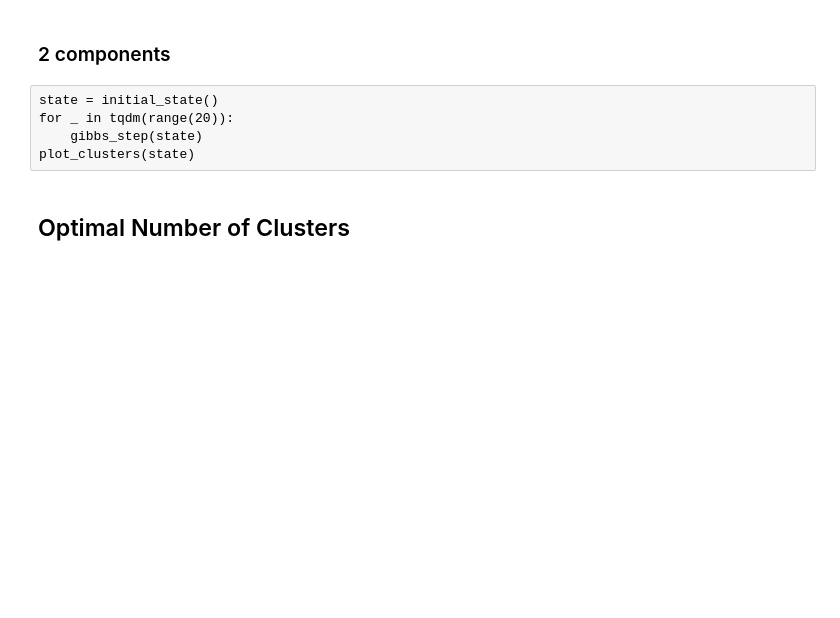
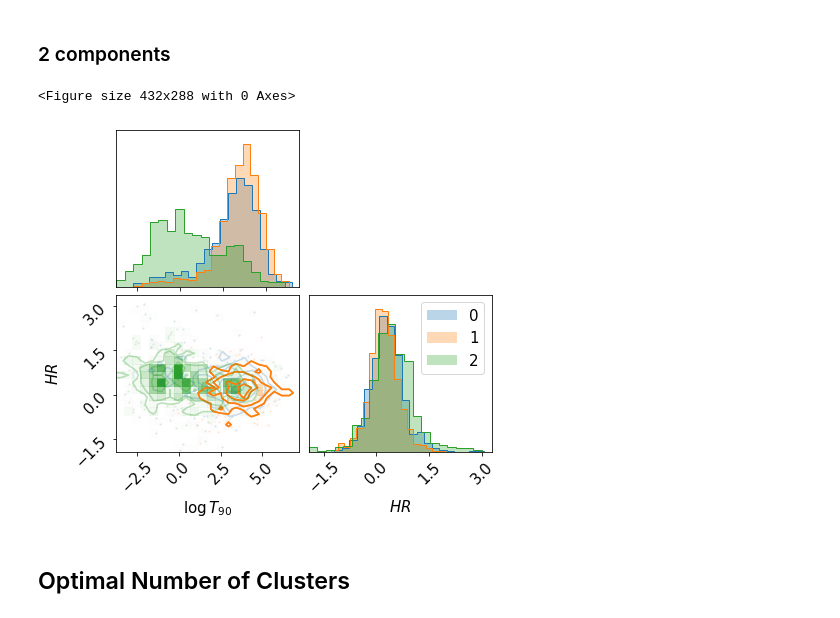
Before and after one commit to fdesanti/nested_sampling, a Jupyter notebook: gibbs_sampling.ipynb, the cells around one changed output. Saved outputs shown, nothing was run; the diff lists cells and outputs as text; code cells hidden in the pictures; blank space fills up the shorter version.

```diff
--- a/gibbs_sampling.ipynb
+++ b/gibbs_sampling.ipynb
@@ -45,18 +57,18 @@ plt.rcParams['font.size']=15
 # %%
 SuffStat = namedtuple('SuffStat', 'theta N')
 
-def initial_state(num_clusters=3, alpha=1.0):
+def initial_state(num_clusters=2, alpha=1.0, cluster_variance=1):
     cluster_ids = range(num_clusters)
 
     state = {
         'cluster_ids_': cluster_ids,
-        'data_': logT90,
+        'data_': data,
         'num_clusters_': num_clusters,
-        'cluster_variance_': 1,
+        'cluster_variance_': cluster_variance,
         'alpha_': alpha,
         'hyperparameters_': {
-            "mean": 0,
-            "variance": 1,
+            "mean": np.zeros(data.shape[1]),
+            "variance": np.eye(data.shape[1]),
         },
         'suffstats': {cid: None for cid in cluster_ids},
         'assignment': [random.choice(cluster_ids) for _ in data],
@@ -67,12 +79,9 @@ def initial_state(num_clusters=3, alpha=1.0):
 
 def update_suffstats(state):
     for cluster_id, N in iter(Counter(state['assignment']).items()):
-        points_in_cluster = [x
-            for x, cid in zip(state['data_'], state['assignment'])
-            if cid == cluster_id
-        ]
-        mean = np.array(points_in_cluster).mean()
-
+        points_in_cluster = [x for x, cid in zip(state['data_'], state['assignment'])
+                             if cid == cluster_id ]
+        mean = np.array(points_in_cluster).mean(axis=0) #axis = 0 to compute means of logT90 and HR
         state['suffstats'][cluster_id] = SuffStat(mean, N)
 # %%
 def log_predictive_likelihood(data_id, cluster_id, state):
@@ -156,8 +225,14 @@ def plot_clusters(state):
-# %% [raw]
-state = initial_state()
-for _ in tqdm(range(20)):
-    gibbs_step(state)
-plot_clusters(state)
+# %%
+n_clusters = 3
+state = initial_state(num_clusters = n_clusters, cluster_variance = 1)
+for iteration in tqdm(range(1)):
+    gibbs_step(state)
+    clusters_df = plot_clusters(state)
+    #plt.savefig('gibbs_results/'+str(n_clusters)+'_clusters/clusters_'+str(iteration)+'.jpg', dpi=200)
+    plt.show()
+# %% [output]
+<Figure size 432x288 with 0 Axes>
+[figure, added]
 # %% [markdown]
 ## Optimal Number of Clusters
 # %%
```
Also changed, not shown: parts of 8 cells of this notebook, 1 other file.
